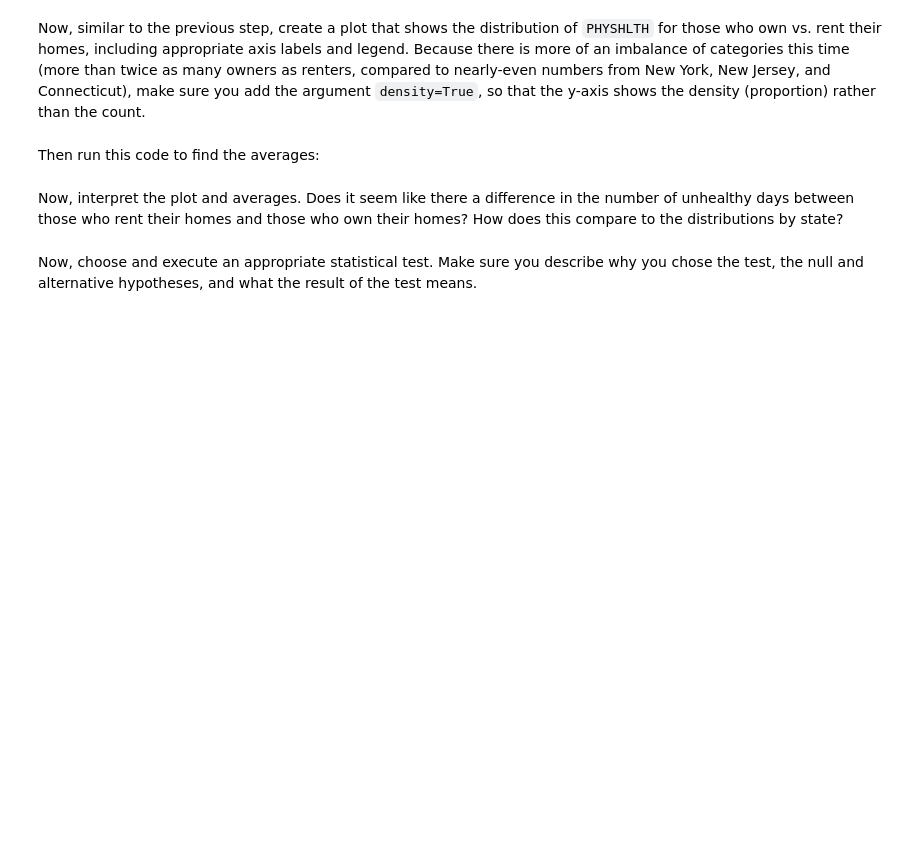
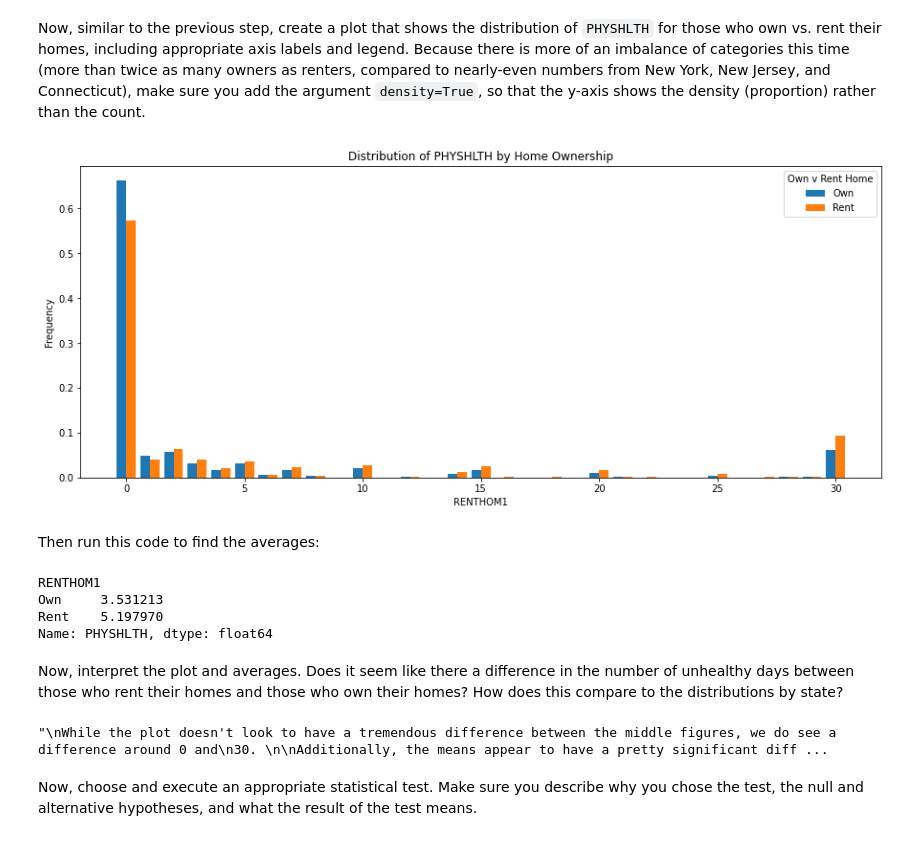
Before and after one commit to kevgross89/dsc-hypothesis-testing-lab, a Jupyter notebook: index.ipynb, the cells around one changed output. Drawn from its saved outputs; the diff is of its cells as text; code cells hidden in the pictures; blank space fills up the shorter version.

```diff
--- a/index.ipynb
+++ b/index.ipynb
@@ -334,3 +333,9 @@ In the cell below, modify `df` so that we have dropped all records where the `RE
+# %%
+df = df[df.RENTHOM1 < 3]
+
+df.loc[df['RENTHOM1'] == 1, 'RENTHOM1'] = 'Own'
+
+df.loc[df['RENTHOM1'] == 2, 'RENTHOM1'] = 'Rent'
 # %%
 # Run this cell without changes
 df["RENTHOM1"].value_counts()
@@ -351,7 +358,33 @@ Now, similar to the previous step, create a plot that shows the distribution of
+# %%
+own = df.loc[df["RENTHOM1"] == "Own", "PHYSHLTH"]
+rent = df.loc[df["RENTHOM1"] == "Rent", "PHYSHLTH"]
+
+fig, ax = plt.subplots(figsize=(15, 6))
+
+ax.hist(
+    x=[own, rent],
+    label=["Own", "Rent"],
+    bins=range(32),
+    align="left",
+    density=True
+)
+
+ax.set_xlabel("RENTHOM1")
+ax.set_ylabel("Frequency")
+ax.set_title("Distribution of PHYSHLTH by Home Ownership")
+
+ax.legend(title="Own v Rent Home");
+# %% [output]
+[figure, added]
 # %% [markdown]
 Then run this code to find the averages:
 # %%
 # Run this cell without changes
 df.groupby("RENTHOM1")["PHYSHLTH"].mean()
+# %% [output]
+RENTHOM1
+Own     3.531213
+Rent    5.197970
+Name: PHYSHLTH, dtype: float64
 # %% [markdown]
 Now, interpret the plot and averages. Does it seem like there a difference in the number of unhealthy days between those who rent their homes and those who own their homes? How does this compare to the distributions by state?
@@ -363,2 +391,12 @@ None
+# %%
+# Replace None with appropriate text
+"""
+While the plot doesn't look to have a tremendous difference between the middle figures, we do see a difference around 0 and
+30.
+
+Additionally, the means appear to have a pretty significant difference between them.
+"""
+# %% [output]
+"\nWhile the plot doesn't look to have a tremendous difference between the middle figures, we do see a difference around 0 and\n30. \n\nAdditionally, the means appear to have a pretty significant diff ...
 # %% [markdown]
 Now, choose and execute an appropriate statistical test. Make sure you describe why you chose the test, the null and alternative hypotheses, and what the result of the test means.
```
Also changed, not shown: parts of 16 cells of this notebook.
